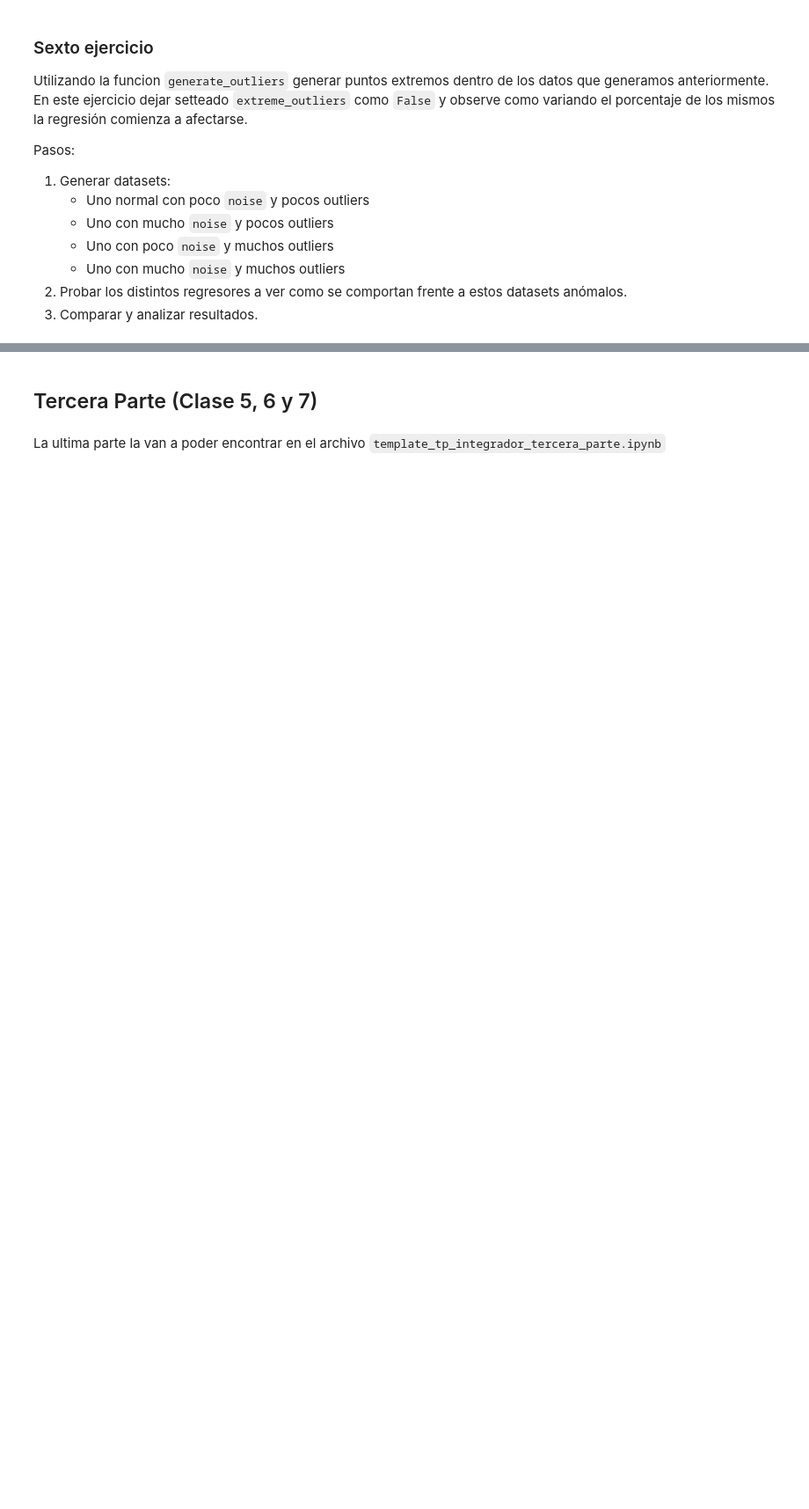
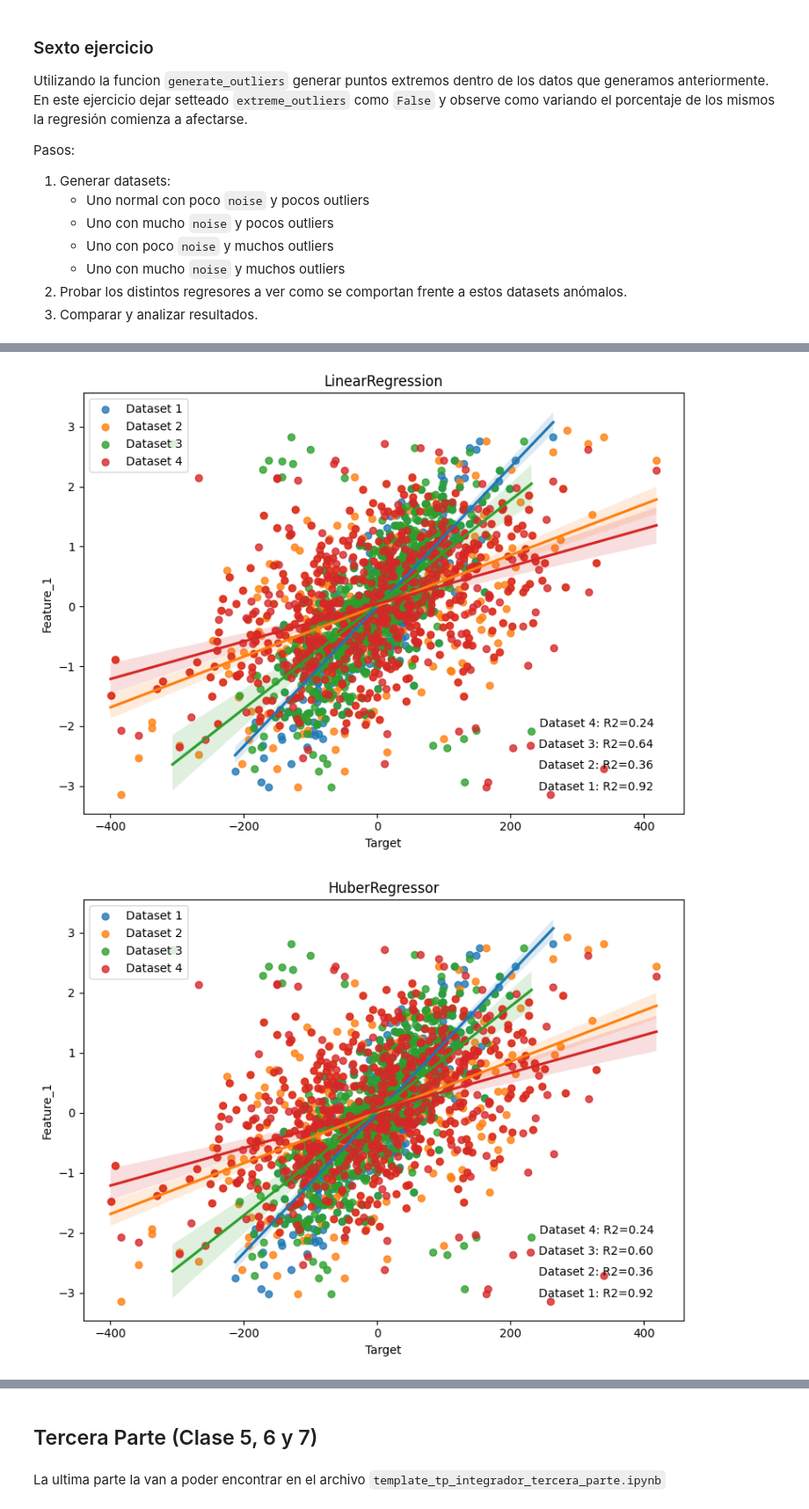
Before and after one commit to raczki/intro_ia, a Jupyter notebook: tp_integrador.ipynb, the cells around one changed output, grey strips where cells are left out. Shown at 88% size. Drawn from its saved outputs; the diff is of its cells as text; code cells hidden in the pictures; blank space fills up the shorter version.

```diff
--- a/tp_integrador.ipynb
+++ b/tp_integrador.ipynb
@@ -183,8 +254,3 @@ Hints:
 
 * Usar Indexing y slicing
 * Usar np.random.[...]
-# %%
-
-def split(df: np.ndarray):
-
-    return X_train, X_val, X_test, Y_train, Y_val, Y_test
@@ -239,0 +349,69 @@ from sklearn.linear_model import LinearRegression, HuberRegressor, ElasticNetCV
+# %%
+# Pasos 2 y 3
+
+from sklearn.linear_model import LinearRegression, HuberRegressor, ElasticNetCV
+from sklearn.metrics import mean_squared_error, r2_score
+
+models = [LinearRegression(), HuberRegressor(), ElasticNetCV()]
+
+# Definir listas con los nombres de los datasets y los modelos usados en este ejercicio
+dataset_names = ['Dataset 1', 'Dataset 2', 'Dataset 3', 'Dataset 4']
+model_names = ['LinearRegression', 'HuberRegressor', 'ElasticNetCV']
+
+# Separar los datos con la funcion del ejercicio 5. Loopeando esto primero me aseguro que cada modelo a comparar use el mismo split
+split_data = []
+for df in [df1, df2, df3, df4]:
+    split_data.append(split(df, train_size=0.7))
+
+# Creo listas para almacenar las métricas de error
+mse_train_list = []
+mse_val_list = []
+r2_list = []
+
+# Creo diccionario para almacenar las métricas de error
+error_metrics = {'Dataset': [], 'Model': [], 'MSE_IS': [], 'MSE_OOS': [], 'R2': []}
+
+# Loopear cada modelo
+for j, model in enumerate(models):
+    model_name = model_names[j]
+
+    # Crear figura
+    fig, ax = plt.subplots(figsize=(8, 6))
+
+    # Loopear cada dataset
+    for i, (X_train, X_val, X_test, y_train, y_val, y_test) in enumerate(split_data):
+        # Entrenar los modelos y calcular R2 y MSE in-sample y out-of-sample
+        model.fit(X_train, y_train)
+        y_pred_is = model.predict(X_train)
+        y_pred_oos = model.predict(X_val)
+        mse_train = mean_squared_error(y_train, y_pred_is)
+        mse_val = mean_squared_error(y_val, y_pred_oos)
+        r2 = r2_score(y_train, y_pred_is)
+
+        # Agrego las métricas de error a las listas
+        mse_train_list.append(mse_train)
+        mse_val_list.append(mse_val)
+        r2_list.append(r2)
+
+        error_metrics['Dataset'].append(dataset_names[i])
+        error_metrics['Model'].append(model_name)
+        error_metrics['MSE_IS'].append(mse_train)
+        error_metrics['MSE_OOS'].append(mse_val)
+        error_metrics['R2'].append(r2)
+
+        # Gráfico target vs feature_1 para el dataset de cada iteración
+        sns.regplot(x=y_train, y=X_train.iloc[:, 0], ax=ax, label=dataset_names[i])
+        ax.set_title(f'{model_name}')
+        ax.set_xlabel('Target')
+        ax.set_ylabel('Feature_1')
+        ax.text(0.95, 0.05+0.05*i, f'{dataset_names[i]}: R2={r2:.2f}',
+                transform=ax.transAxes, ha='right', va='bottom')
+        ax.legend(loc='upper left')
+
+    # Imprimir y guardar los gráficos
+    plt.tight_layout()
+    plt.savefig(f'{model_name}_results.png')
+    plt.show()
+# %% [output]
+[figure, added]
+[figure, added]
```
Also changed, not shown: parts of 12 cells of this notebook, 3 other files.
